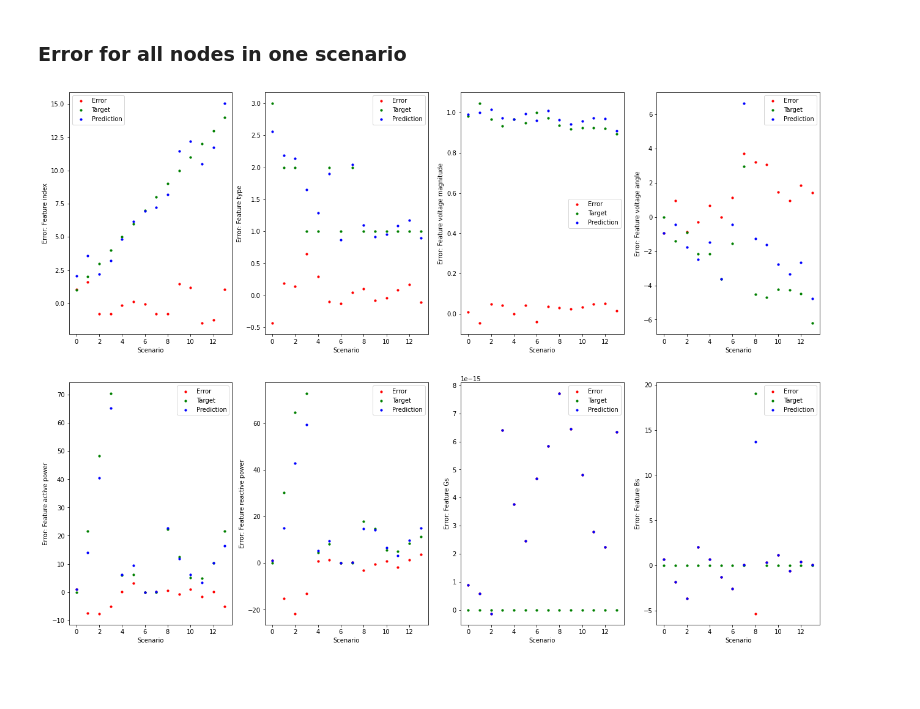
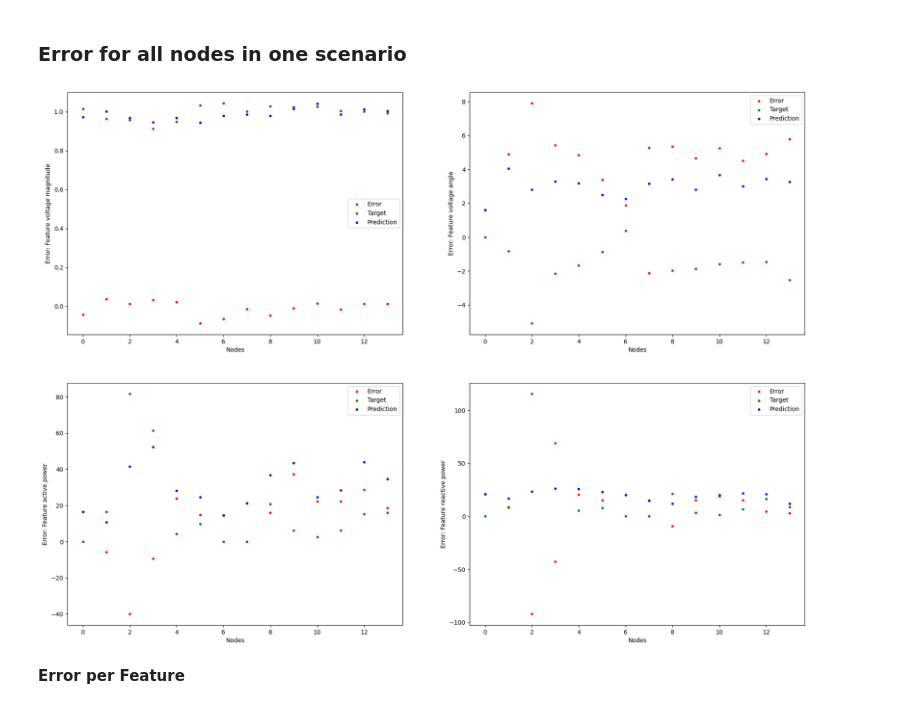
Before and after one commit to StavrosOrf/PoweFlowNet, a Jupyter notebook: visualize_results.ipynb, the cells around one changed output. Drawn from its saved outputs; the diff is of its cells as text; code cells hidden in the pictures; blank space fills up the shorter version.

```diff
--- a/visualize_results.ipynb
+++ b/visualize_results.ipynb
@@ -86,7 +138,7 @@ error = preds - targets
 # %% [markdown]
 ### Error for all scenarios for one node
 # %%
-node_ID = 2
+node_ID = 7
 error_node = error[:, node_ID, :]
 scenarios = torch.arange(len(error_node))
 target_node = targets[:, node_ID, :]
@@ -94,13 +146,13 @@ pred_node = preds[:, node_ID, :]
 # %%
 indices = torch.arange(len(error_node))
 
-fig, axes = plt.subplots(2, 4, figsize=(22, 16))
+fig, axes = plt.subplots(2, 2, figsize=(22, 16))
 for idx, ax in enumerate(axes.flatten()):
     ax.scatter(scenarios, error_node[indices, idx], c='red', label='Error', s=10)
     ax.scatter(scenarios, target_node[indices, idx], c='green', label='Target', s=10)
     ax.scatter(scenarios, pred_node[indices, idx], c='blue', label='Prediction', s=10)
     ax.set_xlabel('Scenario')
-    ax.set_ylabel(f'Error: Feature {feature_names[idx]}')
+    ax.set_ylabel(f'Error: Feature {feature_names_output[idx]}')
     ax.legend()
 
 plt.savefig(LOG_DIR+'/results/'+'error_all_scenarios_'+run_id+'.png')
@@ -109,0 +162,11 @@ plt.show()
+# %%
+#plot error distribution using hist for every node
+fig, axes = plt.subplots(2, 2, figsize=(22, 16))
+error_per_feature = error.reshape(-1, 6)
+for idx, ax in enumerate(axes.flatten()):
+    ax.hist(error_per_feature[:, idx], bins=100)
+    ax.set_xlabel(f'Error: Feature {feature_names_output[idx]}')
+    ax.set_ylabel('Count')
+
+plt.savefig(LOG_DIR+'/results/'+'error_distribution_'+run_id+'.png')
+plt.show()
@@ -110,7 +175,7 @@ plt.show()
 # %% [markdown]
 ### Error for all nodes in one scenario
 # %%
-scenario_id = 7
+scenario_id = 200
 error_scenario = error[scenario_id, :, :]
 nodes = torch.arange(len(error_scenario))
 target_scenario = targets[scenario_id, :, :]
@@ -118,16 +183,18 @@ pred_scenario = preds[scenario_id, :, :]
 # %%
 indices = torch.arange(len(error_scenario))
 
-fig, axes = plt.subplots(2, 4, figsize=(22, 16))
+fig, axes = plt.subplots(2, 2, figsize=(22, 16))
 for idx, ax in enumerate(axes.flatten()):
     ax.scatter(nodes, error_scenario[indices, idx], c='red', label='Error', s=10)
     ax.scatter(nodes, target_scenario[indices, idx], c='green', label='Target', s=10)
     ax.scatter(nodes, pred_scenario[indices, idx], c='blue', label='Prediction', s=10)
-    ax.set_xlabel('Scenario')
-    ax.set_ylabel(f'Error: Feature {feature_names[idx]}')
+    ax.set_xlabel('Nodes')
+    ax.set_ylabel(f'Error: Feature {feature_names_output[idx]}')
     ax.legend()
 
 plt.savefig(LOG_DIR+'/results/'+'error_all_nodes_'+run_id+'.png')
 plt.show()
 # %% [output]
-[figure, old version]
+[figure, new version]
+# %% [markdown]
+**Error per Feature**
```
Also changed, not shown: parts of 6 cells of this notebook.
